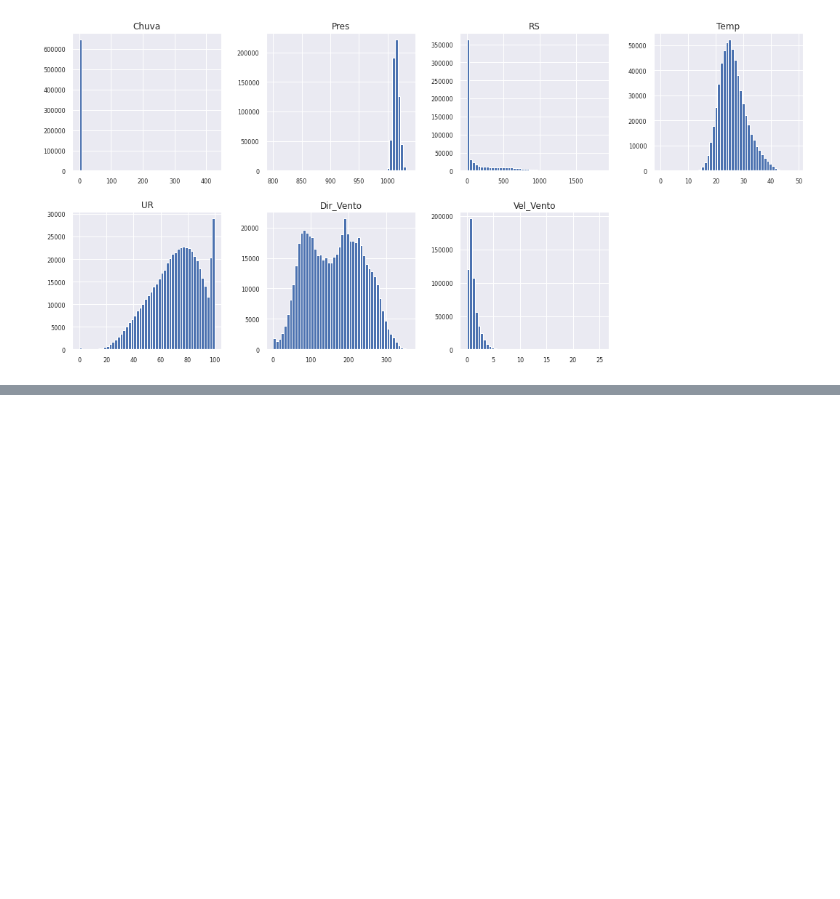
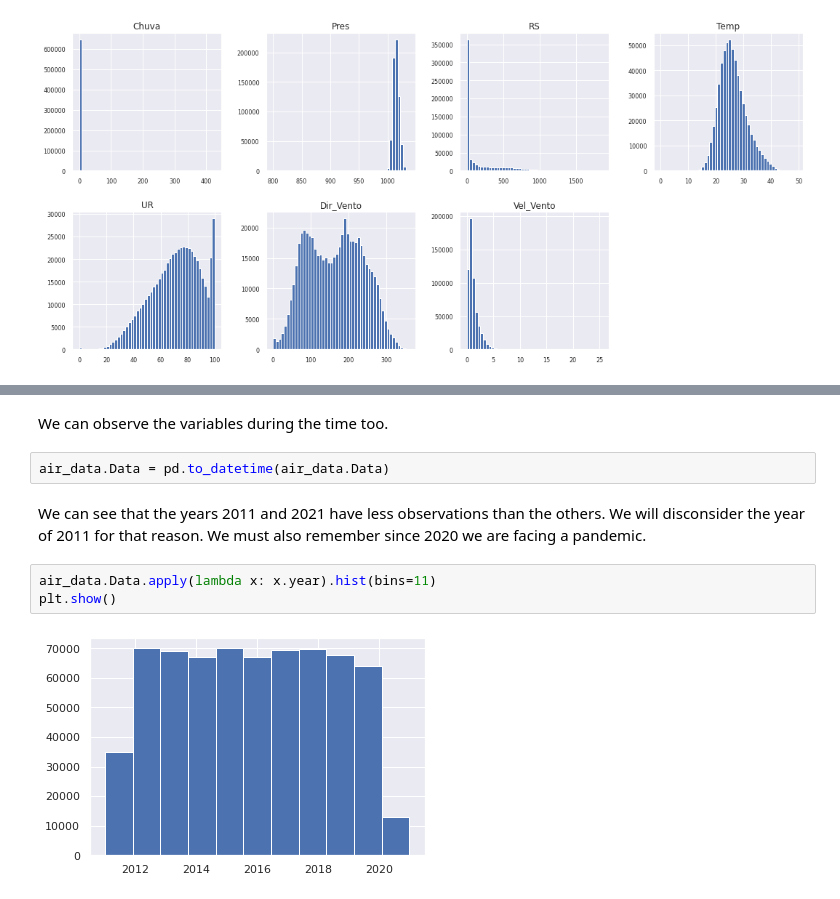
Before and after one commit to lucasmoschen/machine-learning-project, a Jupyter notebook: notebooks/eda.ipynb, the cells around one changed output, grey strips where cells are left out. Cells and saved outputs as stored; diff of their text form; blank space fills up the shorter version.

```diff
--- a/notebooks/eda.ipynb
+++ b/notebooks/eda.ipynb
@@ -131,3 +133,14 @@ air_data.hist(column = ['SO2', 'NO2', 'HCNM', 'HCT', 'CH4', 'CO', 'NO', 'NOx', '
 plt.show()
 # %% [output]
 [figure]
+# %% [markdown]
+We can observe the variables during the time too.
+# %%
+air_data.Data = pd.to_datetime(air_data.Data)
+# %% [markdown]
+We can see that the years 2011 and 2021 have less observations than the others. We will disconsider the year of 2011 for that reason. We must also remember since 2020 we are facing a pandemic.
+# %%
+air_data.Data.apply(lambda x: x.year).hist(bins=11)
+plt.show()
+# %% [output]
+[figure, added]
```
Also changed, not shown: parts of 9 cells of this notebook, 24 other files.
